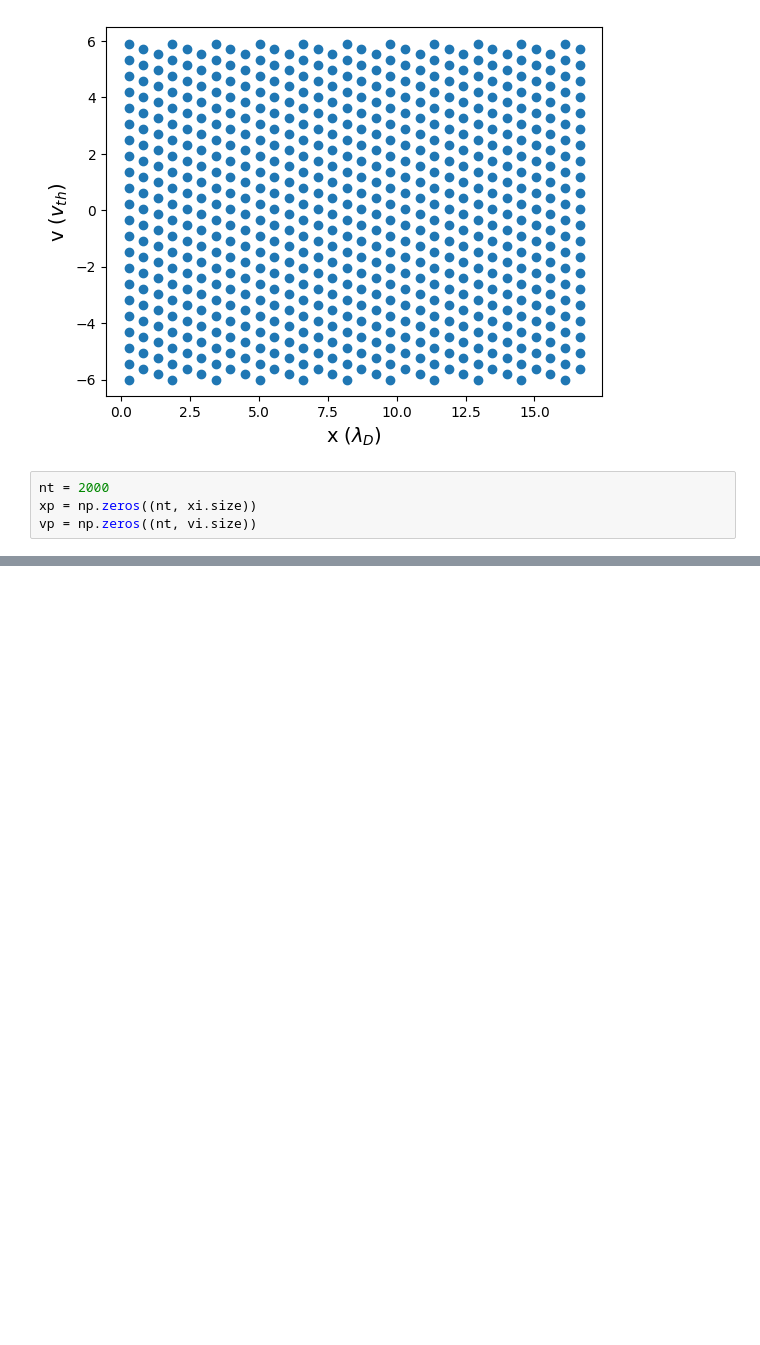
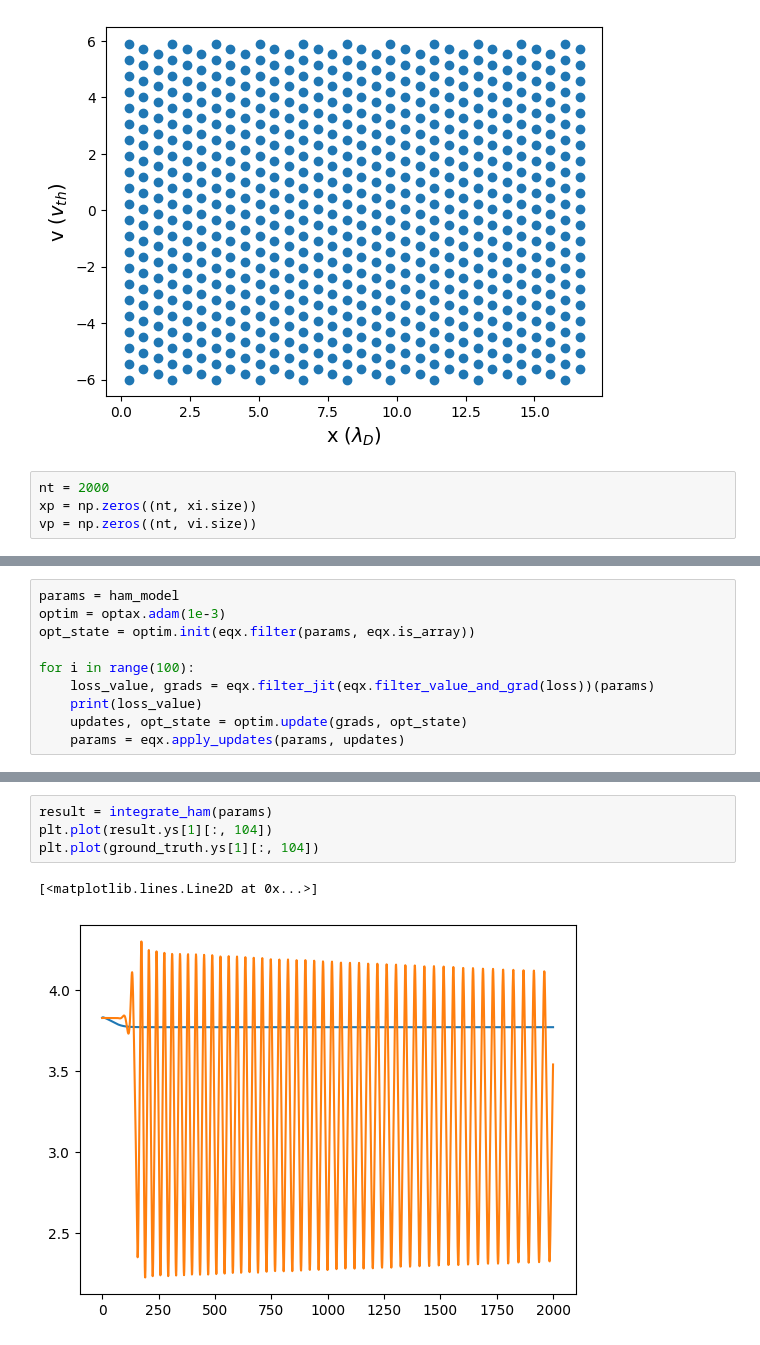
Before and after one commit to johnbcoughlin/HNN4EPW, a Jupyter notebook: particles.ipynb, the cells around one changed output, grey strips where cells are left out. Cells and saved outputs as stored; diff of their text form; blank space fills up the shorter version.

```diff
--- a/particles.ipynb
+++ b/particles.ipynb
@@ -186,0 +204,10 @@ sample_trajectories(16)
+# %%
+params = ham_model
+optim = optax.adam(1e-3)
+opt_state = optim.init(eqx.filter(params, eqx.is_array))
+
+for i in range(100):
+    loss_value, grads = eqx.filter_jit(eqx.filter_value_and_grad(loss))(params)
+    print(loss_value)
+    updates, opt_state = optim.update(grads, opt_state)
+    params = eqx.apply_updates(params, updates)
@@ -186,0 +224,7 @@ sample_trajectories(16)
+# %%
+result = integrate_ham(params)
+plt.plot(result.ys[1][:, 104])
+plt.plot(ground_truth.ys[1][:, 104])
+# %% [output]
+[<matplotlib.lines.Line2D at 0x...>]
+[figure, added]
```
Also changed, not shown: parts of 18 cells of this notebook.
